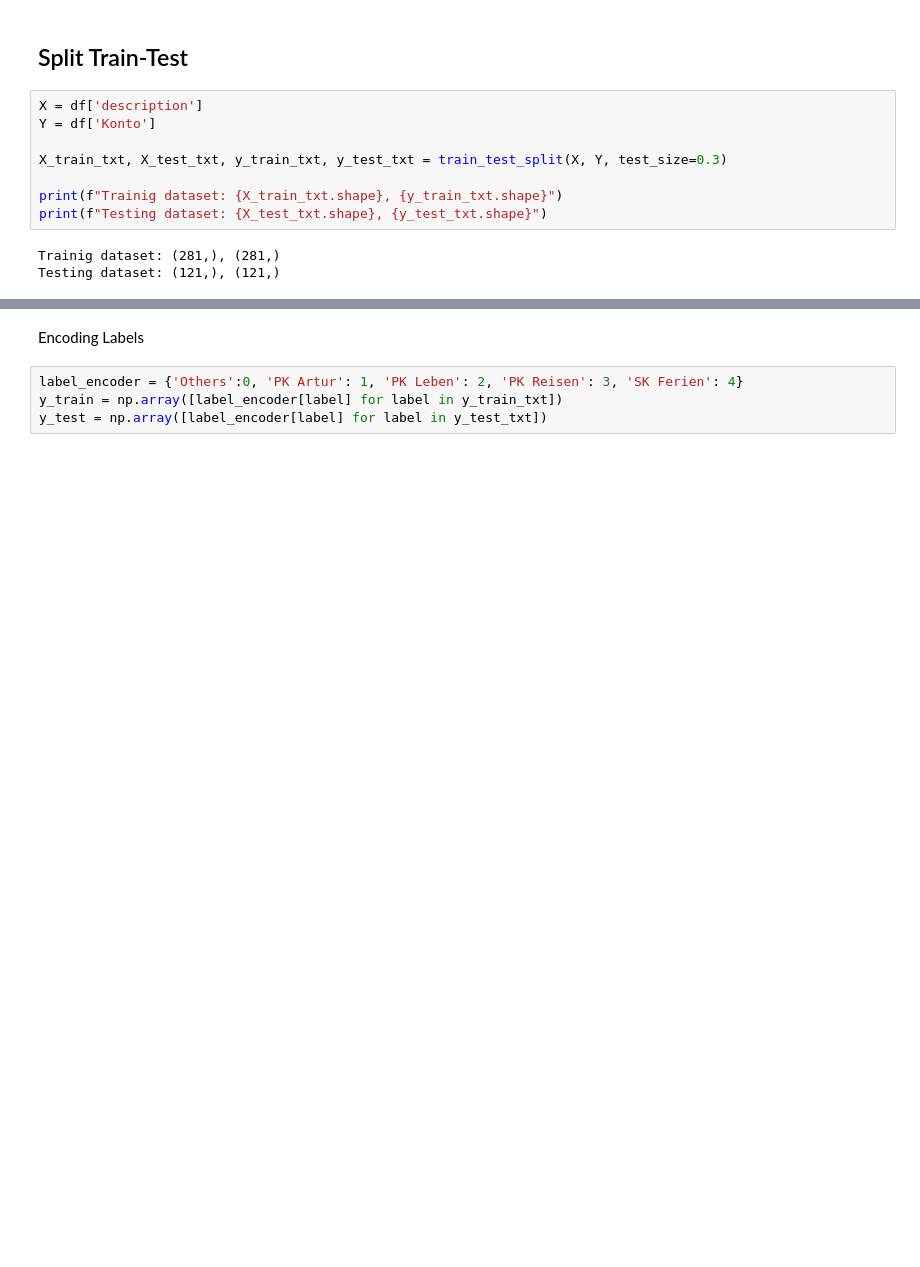
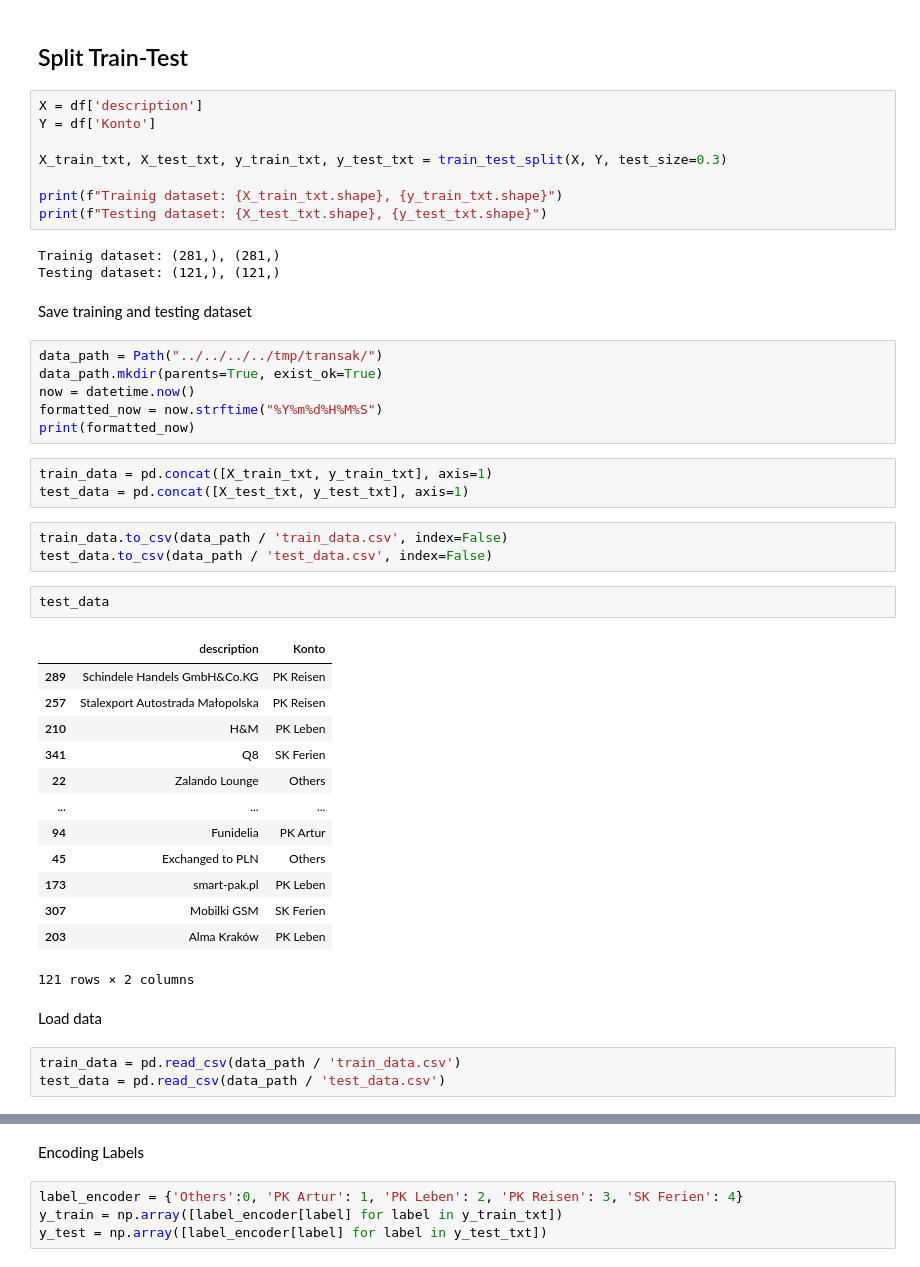
Before and after one commit to arturroo/af-finanzen, a Jupyter notebook: jupiter/transak/logistic_regression/main.ipynb, the cells around one changed output, grey strips where cells are left out. Cells and saved outputs as stored; diff of their text form; blank space fills up the shorter version.

```diff
--- a/jupiter/transak/logistic_regression/main.ipynb
+++ b/jupiter/transak/logistic_regression/main.ipynb
@@ -157,3 +160,38 @@ print(f"Testing dataset: {X_test_txt.shape}, {y_test_txt.shape}")
 # %% [output]
 Trainig dataset: (281,), (281,)
 Testing dataset: (121,), (121,)
+# %% [markdown]
+Save training and testing dataset
+# %%
+data_path = Path("../../../../tmp/transak/")
+data_path.mkdir(parents=True, exist_ok=True)
+now = datetime.now()
+formatted_now = now.strftime("%Y%m%d%H%M%S")
+print(formatted_now)
+# %%
+train_data = pd.concat([X_train_txt, y_train_txt], axis=1)
+test_data = pd.concat([X_test_txt, y_test_txt], axis=1)
+# %%
+train_data.to_csv(data_path / 'train_data.csv', index=False)
+test_data.to_csv(data_path / 'test_data.csv', index=False)
+# %%
+test_data
+# %% [output]
+|  | description | Konto |
+| 289 | Schindele Handels GmbH&Co.KG | PK Reisen |
+| 257 | Stalexport Autostrada Małopolska | PK Reisen |
+| 210 | H&M | PK Leben |
+| 341 | Q8 | SK Ferien |
+| 22 | Zalando Lounge | Others |
+| ... | ... | ... |
+| 94 | Funidelia | PK Artur |
+| 45 | Exchanged to PLN | Others |
+| 173 | smart-pak.pl | PK Leben |
+| 307 | Mobilki GSM | SK Ferien |
+| 203 | Alma Kraków | PK Leben |
+121 rows × 2 columns
+# %% [markdown]
+Load data
+# %%
+train_data = pd.read_csv(data_path / 'train_data.csv')
+test_data = pd.read_csv(data_path / 'test_data.csv')
```
Also changed, not shown: parts of 23 cells of this notebook, 3 other files.
